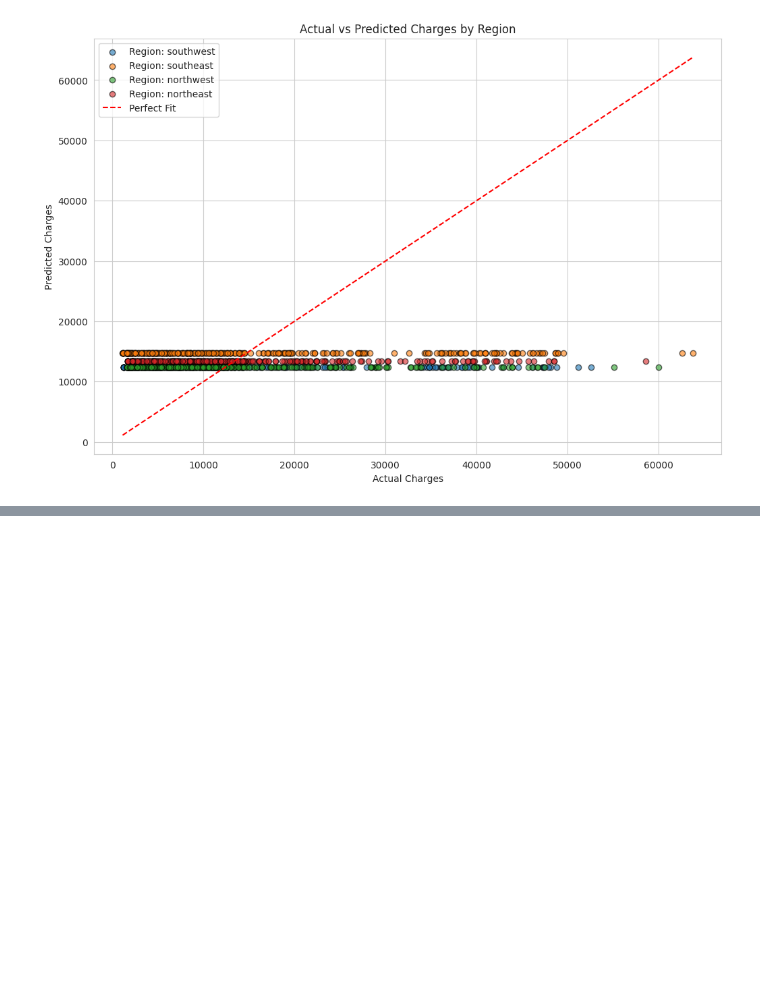
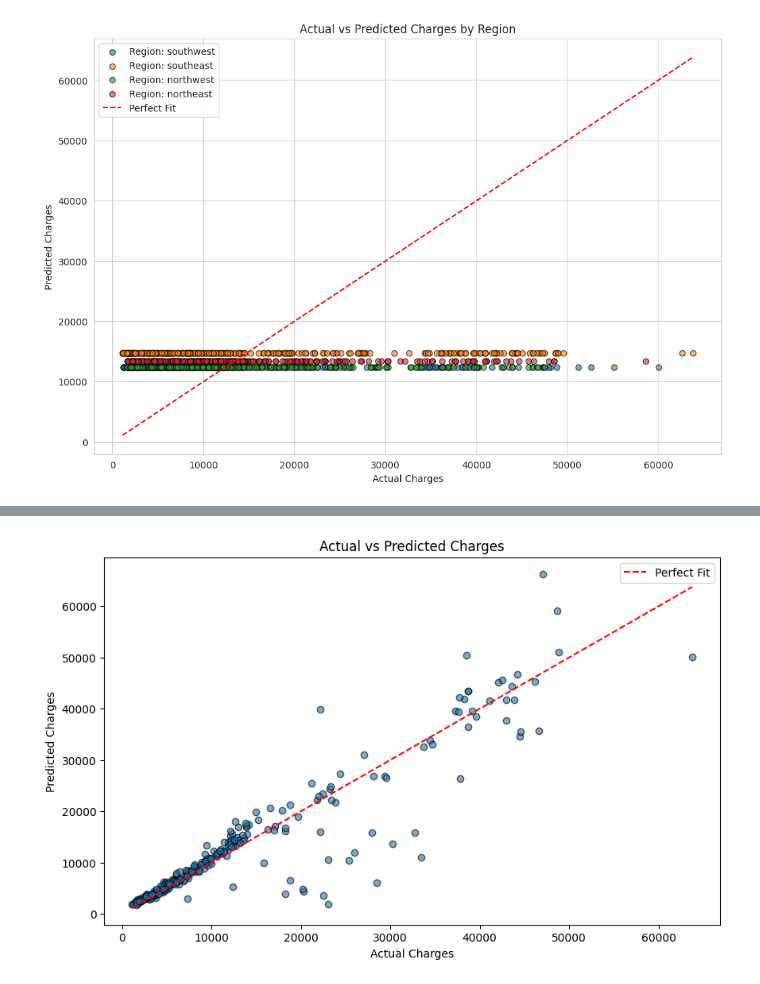
Before and after one commit to DO-2K23-26/mdn_math_insurance, a Jupyter notebook: insurance.ipynb, the cells around one changed output, grey strips where cells are left out. Saved outputs shown, nothing was run; the diff lists cells and outputs as text; code cells hidden in the pictures; blank space fills up the shorter version.

Commit message:
feat: update regression linear model

```diff
--- a/insurance.ipynb
+++ b/insurance.ipynb
@@ -467,9 +467,17 @@ Regression Coefficients for Regions:
 [figure]
 [figure]
 # %%
+import numpy as np
+from sklearn.preprocessing import PolynomialFeatures
+import pandas as pd
+import matplotlib.pyplot as plt
+from sklearn.model_selection import train_test_split
+from sklearn.linear_model import LinearRegression
+from sklearn.metrics import mean_squared_error, r2_score
+
 # Step 1: Define BMI categories using bins
-bins = [0, 18.5, 24.9, 29.9, df['bmi'].max()]
-labels = ['Underweight', 'Healthy', 'Overweight', 'Obese']
+bins = [0, 18.5, 24.9, 29.9, 35, df['bmi'].max()]
+labels = ['underweight', 'healthy', 'overweight', 'obese', 'severely obese']
 df['bmi_category'] = pd.cut(df['bmi'], bins=bins, labels=labels)
 
 # Step 2: One-hot encode the BMI categories
@@ -478,10 +486,51 @@ bmi_dummies = pd.get_dummies(df['bmi_category'], prefix="bmi")
 # Step 3: Add these dummy columns to the DataFrame
 regression_df = pd.concat([df, bmi_dummies], axis=1)
 
+print(df.head())
 # Step 4: Drop one dummy variable to avoid multicollinearity (reference category)
-# Here, we drop the 'Obese' column as the baseline
-regression_df.drop(['bmi_Obese', 'bmi_category'], axis=1, inplace=True)
+regression_df.drop(['bmi_obese', 'bmi_category'], axis=1, inplace=True)
 
-# Print transformed DataFrame
-print(regression_df.head())
+# Step 5: Split the data into features and target
+X = regression_df.drop('charges', axis=1)
+y = regression_df['charges']
+
+# Encode remaining categorical variables in X
+X = pd.get_dummies(X, drop_first=True)
+
+# Apply log transformation to the target variable
+y_log = np.log(y)
+
+# Add polynomial features
+poly = PolynomialFeatures(degree=2, interaction_only=True, include_bias=False)
+X_poly = poly.fit_transform(X)
+
+# Split the data into training and testing sets
+X_train, X_test, y_train, y_test = train_test_split(X_poly, y_log, test_size=0.2, random_state=42)
+
+# Step 6: Initialize and train the linear regression model
+model = LinearRegression()
+model.fit(X_train, y_train)
+
+# Step 7: Make predictions on the test set
+y_pred_log = model.predict(X_test)
+
+# Convert predictions back to original scale
+y_pred = np.exp(y_pred_log)
+
+# Step 8: Evaluate the model
+mse = mean_squared_error(np.exp(y_test), y_pred)
+r2 = r2_score(np.exp(y_test), y_pred)
+
+print(f"Mean Squared Error: {mse}")
+print(f"R-squared score: {r2}")
+
+# Step 9: Visualize the results
+plt.figure(figsize=(10, 6))
+plt.scatter(np.exp(y_test), y_pred, alpha=0.6, edgecolor='k')
+plt.plot([np.exp(y_test).min(), np.exp(y_test).max()], [np.exp(y_test).min(), np.exp(y_test).max()], 'r--', label="Perfect Fit")
+plt.xlabel("Actual Charges")
+plt.ylabel("Predicted Charges")
+plt.title("Actual vs Predicted Charges")
+plt.legend()
+plt.show()
 # %% [output]
@@ -500,0 +545 @@ print(regression_df.head())
+[figure, added]
```
Also changed, not shown: parts of 2 cells of this notebook.
